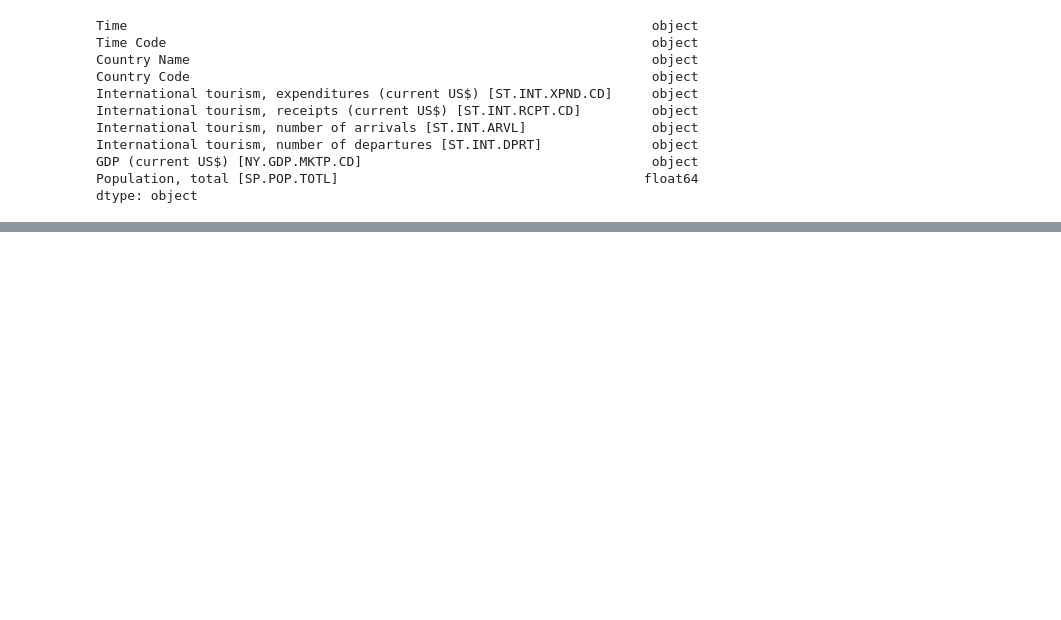
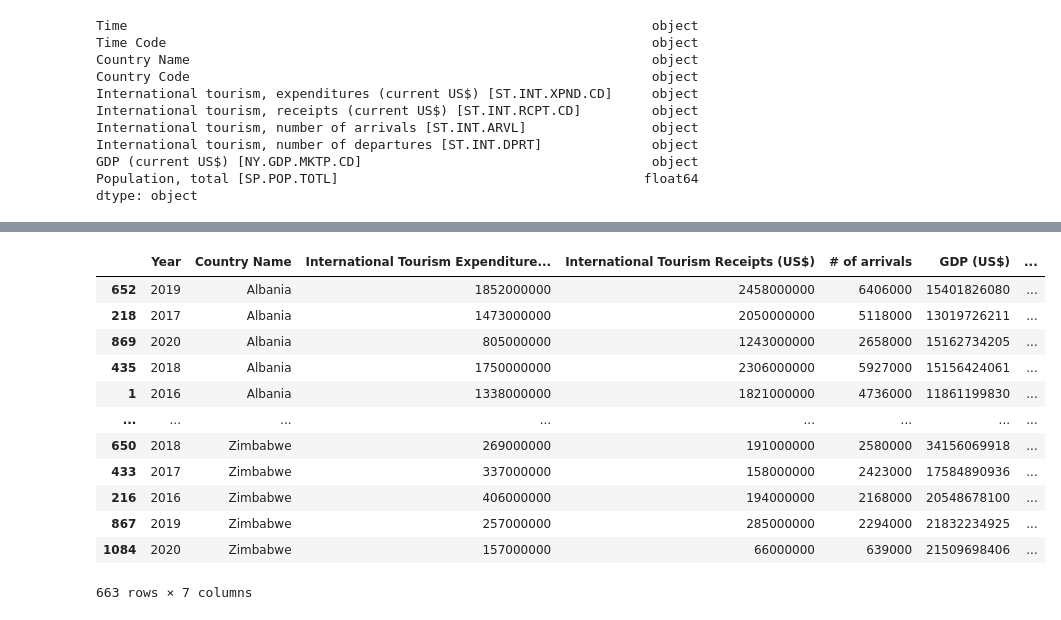
Before and after one commit to Cameron762/Project-1-11, a Jupyter notebook: Jupyter/Tourism.ipynb, the cells around one changed output, grey strips where cells are left out. Saved outputs shown, nothing was run; the diff lists cells and outputs as text; code cells hidden in the pictures; blank space fills up the shorter version.

```diff
--- a/Jupyter/Tourism.ipynb
+++ b/Jupyter/Tourism.ipynb
@@ -141 +112,20 @@ Total Population                            float64
 dtype: object
+# %%
+cleanround1 = clean.round({'Total Population': 0})
+cleanround2 = cleanround1.round({'# of arrivals':0})
+cleanround3 = cleanround2.round({'GDP (US$)':0})
+cleanround3
+# %% [output]
+|  | Year | Country Name | International Tourism Expenditure... | International Tourism Receipts (US$) | # of arrivals | GDP (US$) | ... |
+| 652 | 2019 | Albania | 1852000000 | 2458000000 | 6406000 | 15401826080 | ... |
+| 218 | 2017 | Albania | 1473000000 | 2050000000 | 5118000 | 13019726211 | ... |
+| 869 | 2020 | Albania | 805000000 | 1243000000 | 2658000 | 15162734205 | ... |
+| 435 | 2018 | Albania | 1750000000 | 2306000000 | 5927000 | 15156424061 | ... |
+| 1 | 2016 | Albania | 1338000000 | 1821000000 | 4736000 | 11861199830 | ... |
+| ... | ... | ... | ... | ... | ... | ... | ... |
+| 650 | 2018 | Zimbabwe | 269000000 | 191000000 | 2580000 | 34156069918 | ... |
+| 433 | 2017 | Zimbabwe | 337000000 | 158000000 | 2423000 | 17584890936 | ... |
+| 216 | 2016 | Zimbabwe | 406000000 | 194000000 | 2168000 | 20548678100 | ... |
+| 867 | 2019 | Zimbabwe | 257000000 | 285000000 | 2294000 | 21832234925 | ... |
+| 1084 | 2020 | Zimbabwe | 157000000 | 66000000 | 639000 | 21509698406 | ... |
+663 rows × 7 columns
```
Also changed, not shown: parts of 11 cells of this notebook, 1 other file.
